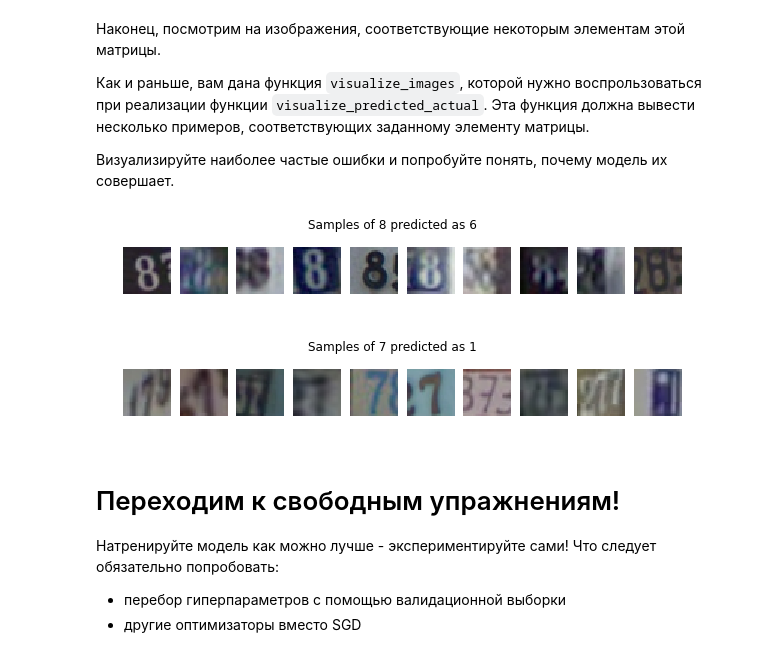
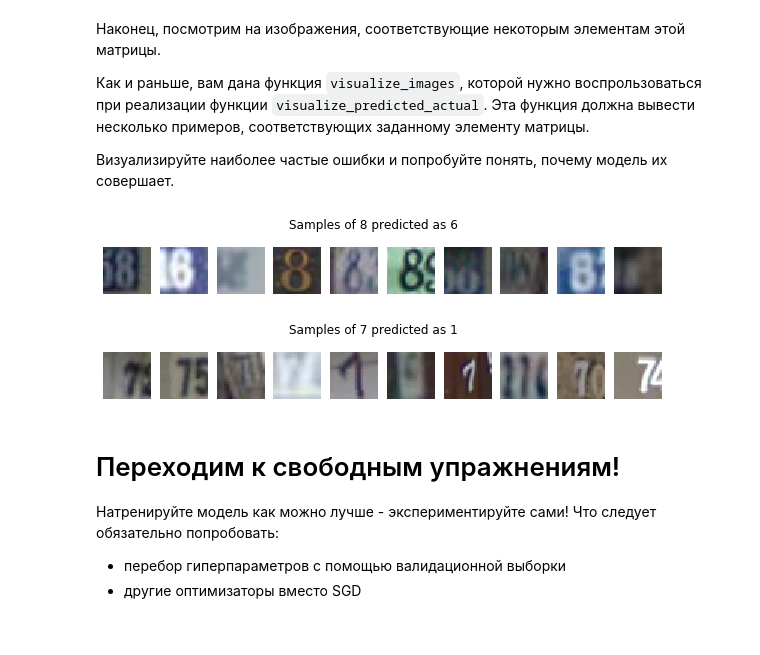
Before and after one commit to youzhick/dlcourse_ai, a Jupyter notebook: assignments/assignment2/PyTorch.ipynb, the cells around one changed output. Drawn from its saved outputs; the diff is of its cells as text; code cells hidden in the pictures.

```diff
--- a/assignments/assignment2/PyTorch.ipynb
+++ b/assignments/assignment2/PyTorch.ipynb
@@ -45,7 +45,7 @@ data_test = dset.SVHN('/Users/youzhick/Desktop/DL-AI/assignments/assignment1/dat
                            transforms.Normalize(mean=[0.43,0.44,0.47],
                                                std=[0.20,0.20,0.20])
                        ]))
-'''
+
 data_train = dset.SVHN('E:\\working/DL-AI\\assignments\\assignment1\\data', split='train',
                        transform=transforms.Compose([
                            transforms.ToTensor(),
@@ -60,6 +60,19 @@ data_test = dset.SVHN('E:\\working/DL-AI\\assignments\\assignment1\\data', split
                                                std=[0.20,0.20,0.20])
                        ]))
 #'''
+data_train = dset.SVHN('C:\\working\\DL-AI\\data', split='train',
+                       transform=transforms.Compose([
+                           transforms.ToTensor(),
+                           transforms.Normalize(mean=[0.43,0.44,0.47],
+                                               std=[0.20,0.20,0.20])
+                       ])
+                      )
+data_test = dset.SVHN('C:\\working\\DL-AI\\data', split='test',
+                      transform=transforms.Compose([
+                           transforms.ToTensor(),
+                           transforms.Normalize(mean=[0.43,0.44,0.47],
+                                               std=[0.20,0.20,0.20])
+                       ]))
 # %% [markdown]
 Теперь мы разделим данные на training и validation с использованием классов `SubsetRandomSampler` и `DataLoader`.
 
@@ -417,7 +431,7 @@ visualize_confusion_matrix(confusion_matrix)
 
 Визуализируйте наиболее частые ошибки и попробуйте понять, почему модель их совершает.
 # %%
-data_train_images = dset.SVHN('E:\\working/DL-AI\\assignments\\assignment1\\data', split='train')
+data_train_images = dset.SVHN('C:\\working\\DL-AI\\data', split='train')
 
 def visualize_images(indices, data, title='', max_num=10):
     """
@@ -436,35 +450,35 @@ def visualize_images(indices, data, title='', max_num=10):
         plt.axis('off')
         sample = data[index][0]
         plt.imshow(sample)
 
 def visualize_predicted_actual(predicted_class, gt_class, predictions, groud_truth, val_indices, data):
     """
     Visualizes images of a ground truth class which were predicted as the other class
 
     predicted: int 0-9, index of the predicted class
     gt_class: int 0-9, index of the ground truth class
     predictions: np array of ints, model predictions for all validation samples
     ground_truth: np array of ints, ground truth for all validation samples
     val_indices: np array of ints, indices of validation samples
     """
 
     # TODO: Implement visualization using visualize_images above
     # predictions and ground_truth are provided for validation set only, defined by val_indices
     # Hint: numpy index arrays might be helpful
     # https://docs.scipy.org/doc/numpy/user/basics.indexing.html#index-arrays
     # Please make the title meaningful!
     inds = []
     for i in range(len(predictions)):
         if predictions[i] == predicted_class and groud_truth[i] == gt_class:
             inds.append(val_indices[i])
 
     visualize_images(inds, data, 'Samples of ' + str(gt_class) + ' predicted as ' + str(predicted_class))
 
 visualize_predicted_actual(6, 8, predictions, gt, np.array(val_indices), data_train_images)
 visualize_predicted_actual(1, 7, predictions, gt, np.array(val_indices), data_train_images)
 # %% [output]
-[figure, old version]
+[figure, new version]
-[figure, old version]
+[figure, new version]
 # %% [markdown]
 # Переходим к свободным упражнениям!
 
```
Also changed, not shown: parts of 8 cells of this notebook.
